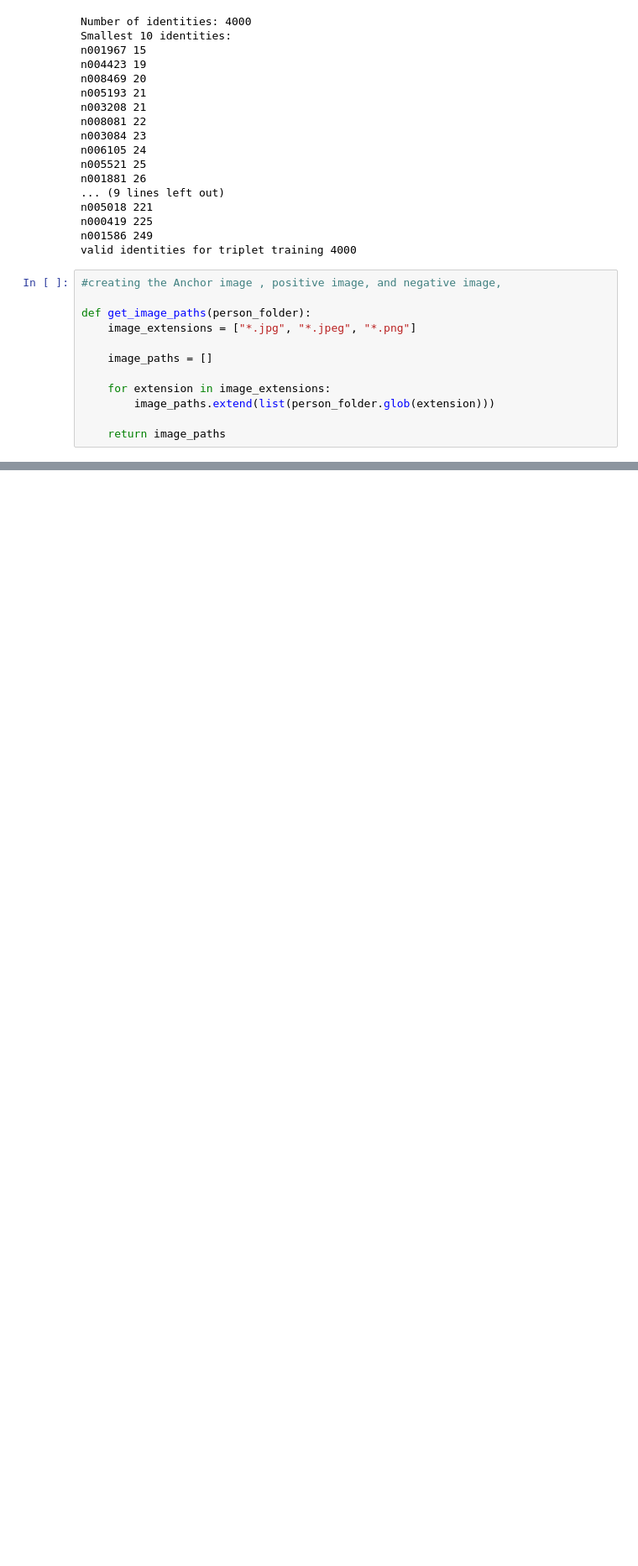
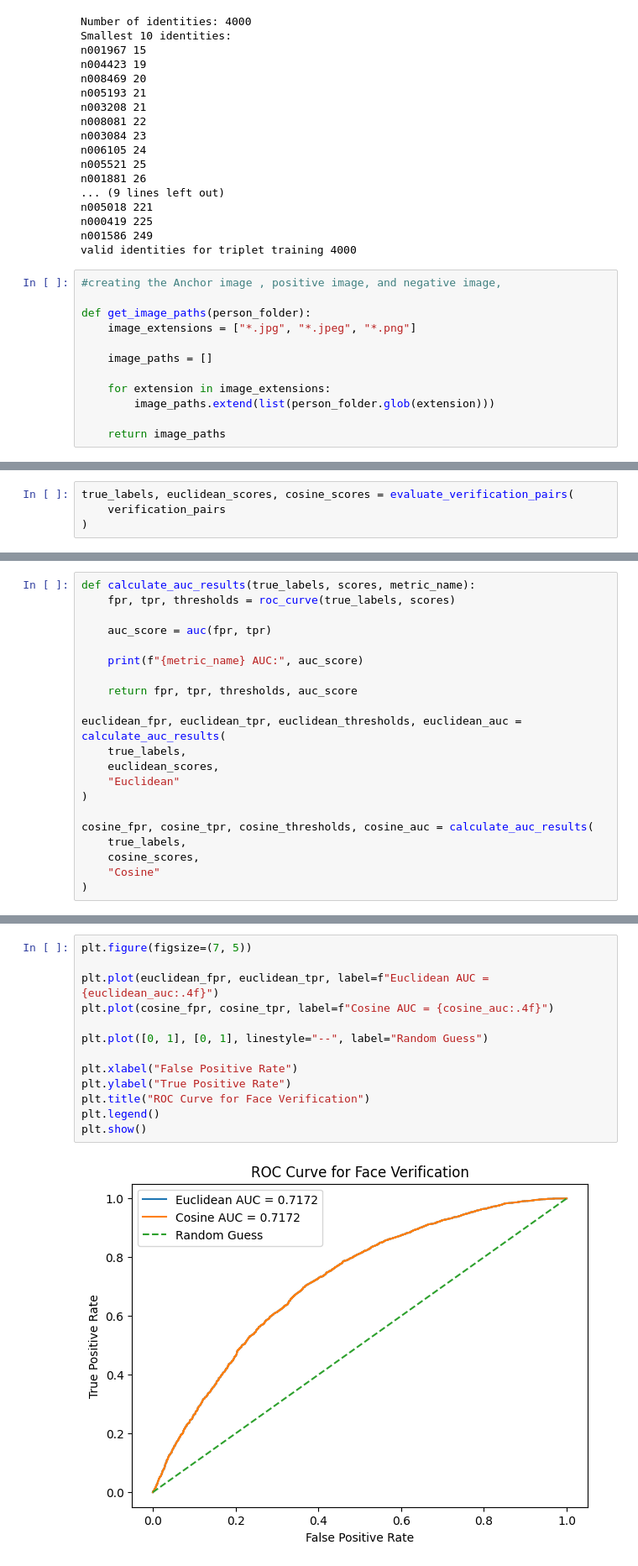
Before and after one commit to dylan-xg/aml-group-project, a Jupyter notebook: src/models/metric_learning/triplet_model.ipynb, the cells around one changed output, grey strips where cells are left out. Shown at 84% size. Drawn from its saved outputs; the diff is of its cells as text; blank space fills up the shorter version.

```diff
--- a/src/models/metric_learning/triplet_model.ipynb
+++ b/src/models/metric_learning/triplet_model.ipynb
@@ -182,0 +702,4 @@ Anchor max pixel value: 1.0
+# %%
+true_labels, euclidean_scores, cosine_scores = evaluate_verification_pairs(
+    verification_pairs
+)
@@ -182,0 +724,21 @@ Anchor max pixel value: 1.0
+# %%
+def calculate_auc_results(true_labels, scores, metric_name):
+    fpr, tpr, thresholds = roc_curve(true_labels, scores)
+
+    auc_score = auc(fpr, tpr)
+
+    print(f"{metric_name} AUC:", auc_score)
+
+    return fpr, tpr, thresholds, auc_score
+
+euclidean_fpr, euclidean_tpr, euclidean_thresholds, euclidean_auc = calculate_auc_results(
+    true_labels,
+    euclidean_scores,
+    "Euclidean"
+)
+
+cosine_fpr, cosine_tpr, cosine_thresholds, cosine_auc = calculate_auc_results(
+    true_labels,
+    cosine_scores,
+    "Cosine"
+)
@@ -182,0 +748,15 @@ Anchor max pixel value: 1.0
+# %%
+plt.figure(figsize=(7, 5))
+
+plt.plot(euclidean_fpr, euclidean_tpr, label=f"Euclidean AUC = {euclidean_auc:.4f}")
+plt.plot(cosine_fpr, cosine_tpr, label=f"Cosine AUC = {cosine_auc:.4f}")
+
+plt.plot([0, 1], [0, 1], linestyle="--", label="Random Guess")
+
+plt.xlabel("False Positive Rate")
+plt.ylabel("True Positive Rate")
+plt.title("ROC Curve for Face Verification")
+plt.legend()
+plt.show()
+# %% [output]
+[figure, added]
```
Also changed, not shown: parts of 30 cells of this notebook.
